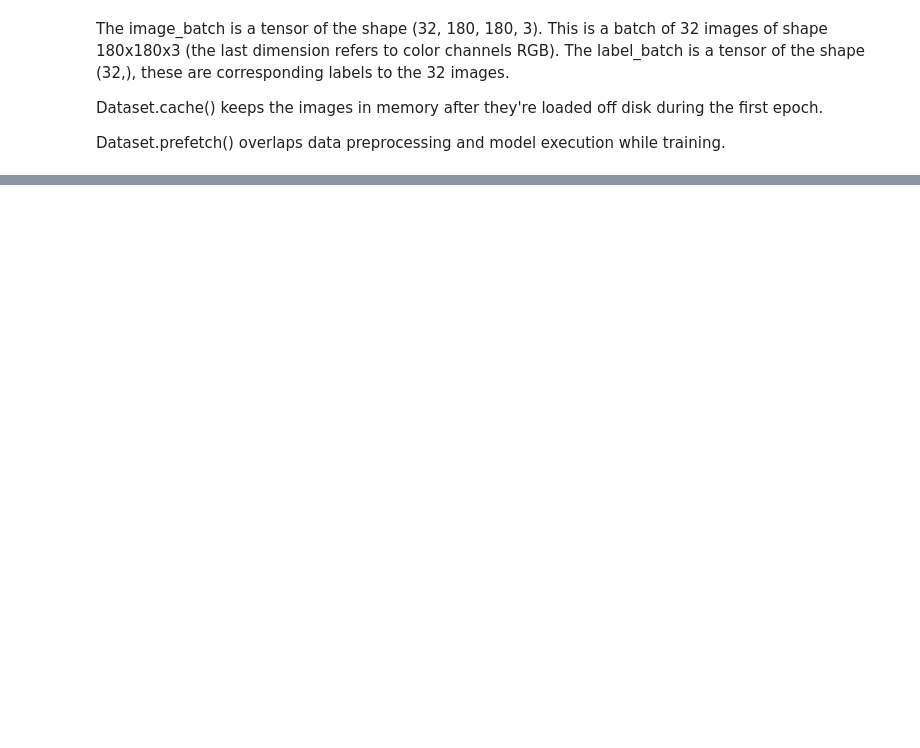
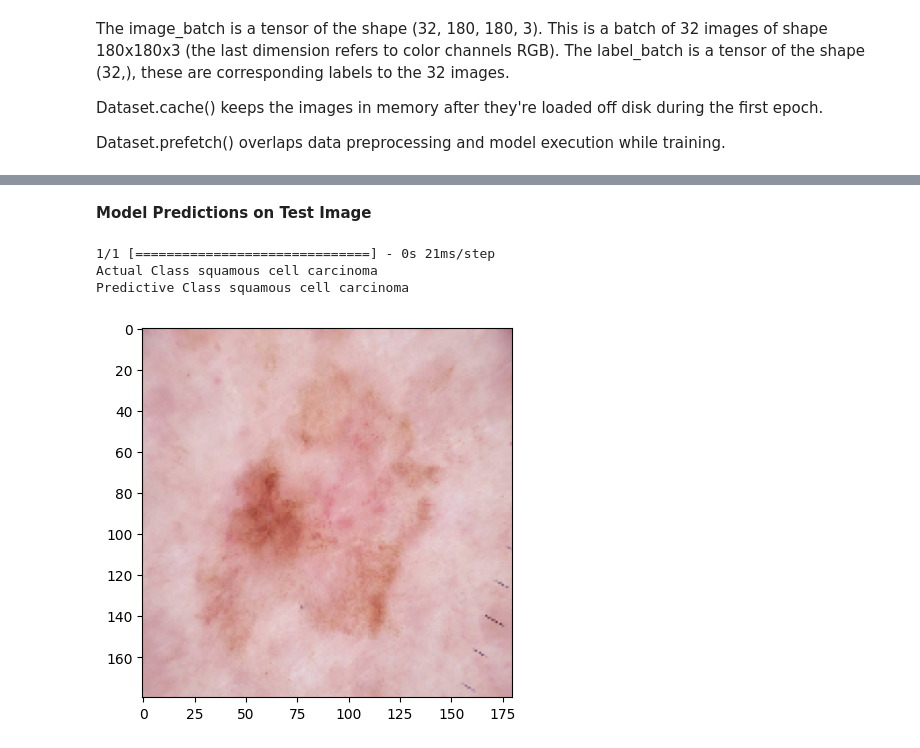
Before and after one commit to slkanthi/MelonamaDetection, a Jupyter notebook: SreeLakshmiKanthi_Singamsetty_nn.ipynb, the cells around one changed output, grey strips where cells are left out. Saved outputs shown, nothing was run; the diff lists cells and outputs as text; code cells hidden in the pictures; blank space fills up the shorter version.

```diff
--- a/SreeLakshmiKanthi_Singamsetty_nn.ipynb
+++ b/SreeLakshmiKanthi_Singamsetty_nn.ipynb
@@ -281,0 +677,24 @@ plt.show()
+# %% [markdown]
+**Model Predictions on Test Image**
+# %%
+from glob import glob
+from tensorflow.keras.preprocessing.image import load_img
+class_names=os.listdir('/content/drive/MyDrive/Melonama/Test')
+class_num=2
+Test_image_path = os.path.join(pathlib.Path(test_dir), class_names[class_num], '*')
+Test_image = glob(Test_image_path)
+Test_image = load_img(Test_image[-1],target_size=(180,180,3))
+plt.imshow(Test_image)
+plt.grid(False)
+
+img = np.expand_dims(Test_image,axis=0)
+
+pred = model.predict(img)
+pred = np.argmax(pred)
+pred_class = class_names[pred]
+print("Actual Class "+ class_names[class_num] +'\n'+ "Predictive Class "+pred_class )
+# %% [output]
+1/1 [==============================] - 0s 21ms/step
+Actual Class squamous cell carcinoma
+Predictive Class squamous cell carcinoma
+[figure, added]
```
Also changed, not shown: parts of 49 cells of this notebook.
